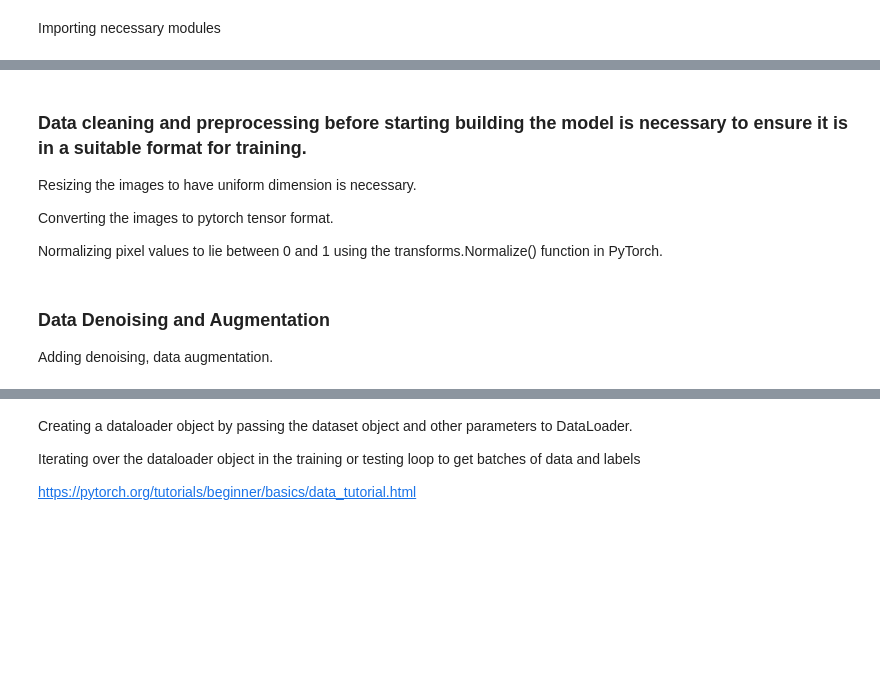
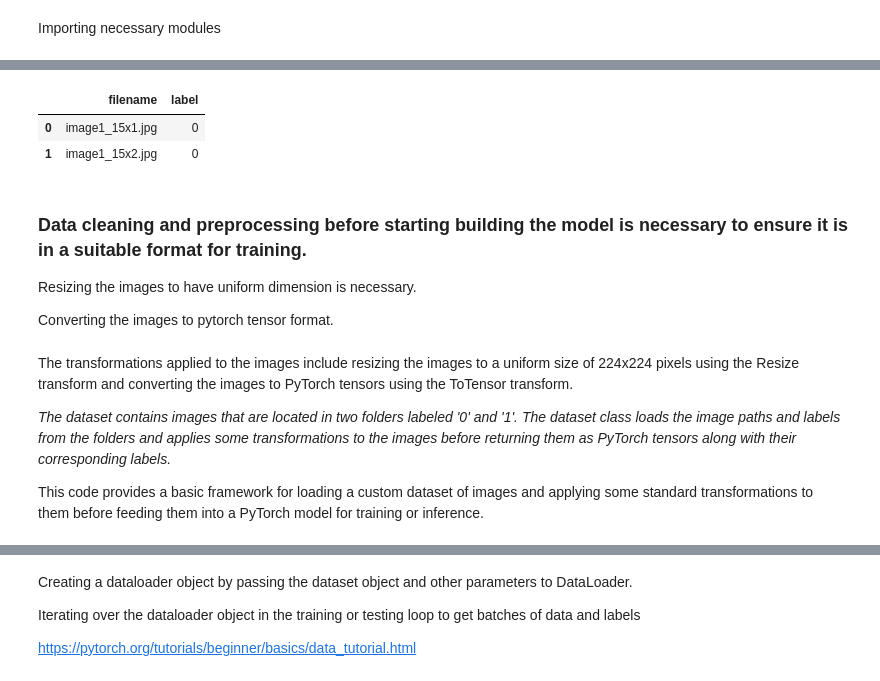
Before and after one commit to workingbetter/deep-learning-Image-classification-by-Michael-Bogale, a Jupyter notebook: ITNPAI1_3071806.ipynb, the cells around one changed output, grey strips where cells are left out. Saved outputs shown, nothing was run; the diff lists cells and outputs as text; code cells hidden in the pictures; blank space fills up the shorter version.

```diff
--- a/ITNPAI1_3071806.ipynb
+++ b/ITNPAI1_3071806.ipynb
@@ -80,21 +85,14 @@ label csv is created for easier access
 # %%
-
 """the dataset is locate on my drive therefore it can not be accessed directly from github
 may be i will find a way to access the zip file in github later """
 
-# Directory path Image dataset
-stir_path = "/content/drive/MyDrive/Deep learning/dataset/Stirling Labeled/"
-addis_path = "/content/drive/MyDrive/Deep learning/dataset/Addis Ababa Labeled/"
-
-# Defining a function for generating dataframe of lables
+# A function for generating dataframe of lables and extracting csv
 def labeler_csv(path):
   data = []
   for folder in os.listdir(path):
       for file in os.listdir(os.path.join(path, folder)):
         if file != '.DS_Store':
-          data.append([os.path.join(folder, file), folder])
+          data.append([os.path.join(file), folder])
   df = pd.DataFrame(data, columns=['filename', 'label'])
-  # df.to_csv('/content/drive/MyDrive/Stirling_labels.csv', index=False)
-  return(df)
-
-display(labeler_csv(stir_path))
+  # df.to_csv(f'/content/drive/MyDrive/{path}.csv', index=False)
+  return(df.head(2))
@@ -115,11 +99,12 @@ display(labeler_csv(stir_path))
+# %%
+display(labeler_csv(stir_tree))
+# %% [output]
+|  | filename | label |
+| 0 | image1_15x1.jpg | 0 |
+| 1 | image1_15x2.jpg | 0 |
 # %% [markdown]
 ### Data cleaning and preprocessing before starting building the model is necessary to ensure it is in a suitable format for training.
 
 Resizing the images to have uniform dimension is necessary.
 
 Converting the images to pytorch tensor format.
-
-Normalizing pixel values to lie between 0 and 1 using the transforms.Normalize() function in PyTorch.
-# %% [markdown]
-### Data Denoising and Augmentation
-Adding denoising, data augmentation.
@@ -138 +111,7 @@ transform = transforms.Compose([
+# %% [markdown]
+The transformations applied to the images include resizing the images to a uniform size of 224x224 pixels using the Resize transform and converting the images to PyTorch tensors using the ToTensor transform.
+
+*The dataset contains images that are located in two folders labeled '0' and '1'. The dataset class loads the image paths and labels from the folders and applies some transformations to the images before returning them as PyTorch tensors along with their corresponding labels.*
+
+This code provides a basic framework for loading a custom dataset of images and applying some standard transformations to them before feeding them into a PyTorch model for training or inference.
 # %%
```
Also changed, not shown: parts of 42 cells of this notebook.
